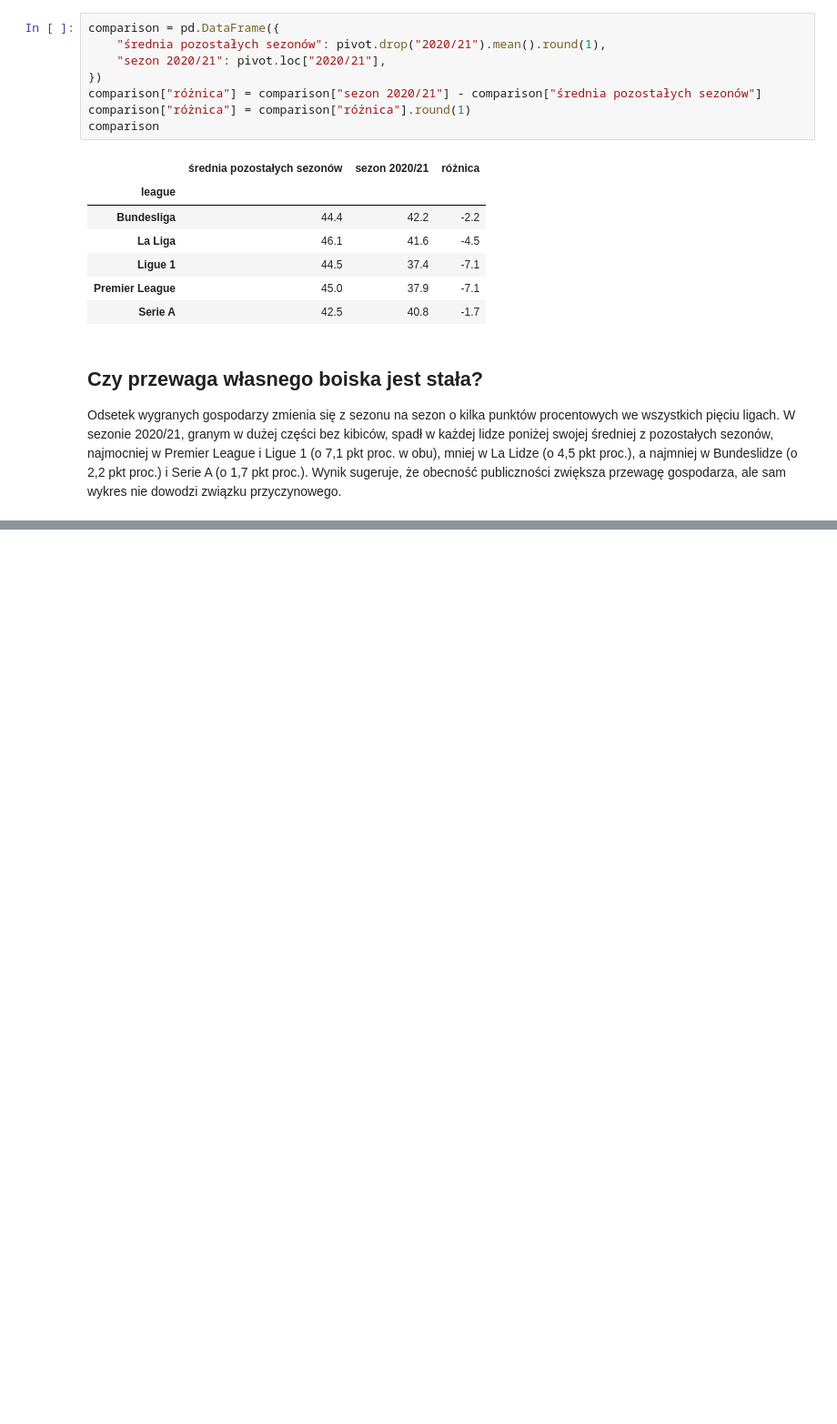
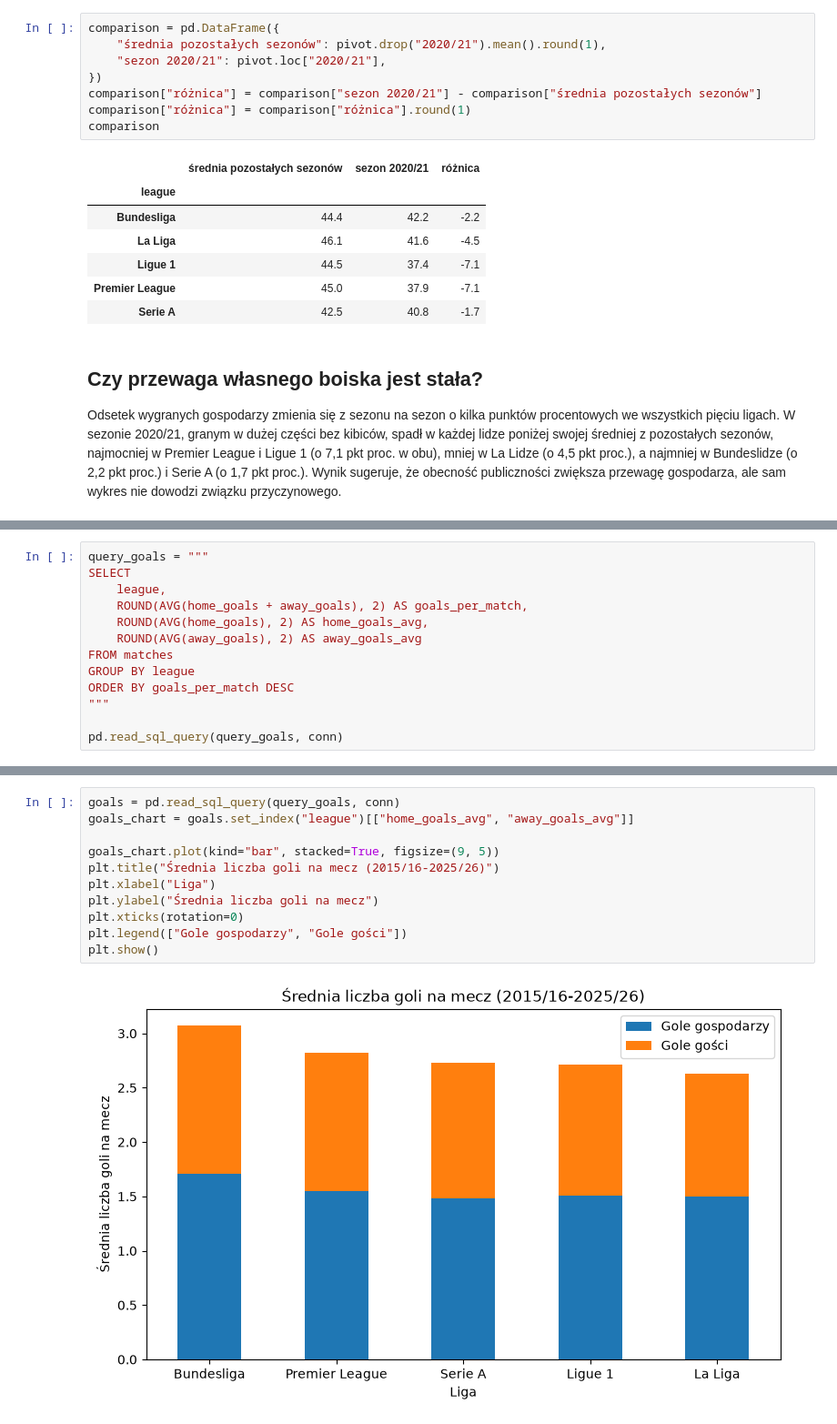
Before and after one commit to igorfliss/football-analysis, a Jupyter notebook: notebooks/01_analysis.ipynb, the cells around one changed output, grey strips where cells are left out. Shown at 91% size. Saved outputs shown, nothing was run; the diff lists cells and outputs as text; blank space fills up the shorter version.

```diff
--- a/notebooks/01_analysis.ipynb
+++ b/notebooks/01_analysis.ipynb
@@ -104,0 +109,13 @@ Odsetek wygranych gospodarzy zmienia się z sezonu na sezon o kilka punktów pro
+# %%
+query_goals = """
+SELECT
+    league,
+    ROUND(AVG(home_goals + away_goals), 2) AS goals_per_match,
+    ROUND(AVG(home_goals), 2) AS home_goals_avg,
+    ROUND(AVG(away_goals), 2) AS away_goals_avg
+FROM matches
+GROUP BY league
+ORDER BY goals_per_match DESC
+"""
+
+pd.read_sql_query(query_goals, conn)
@@ -104,0 +129,13 @@ Odsetek wygranych gospodarzy zmienia się z sezonu na sezon o kilka punktów pro
+# %%
+goals = pd.read_sql_query(query_goals, conn)
+goals_chart = goals.set_index("league")[["home_goals_avg", "away_goals_avg"]]
+
+goals_chart.plot(kind="bar", stacked=True, figsize=(9, 5))
+plt.title("Średnia liczba goli na mecz (2015/16-2025/26)")
+plt.xlabel("Liga")
+plt.ylabel("Średnia liczba goli na mecz")
+plt.xticks(rotation=0)
+plt.legend(["Gole gospodarzy", "Gole gości"])
+plt.show()
+# %% [output]
+[figure, added]
```
Also changed, not shown: parts of 4 cells of this notebook.
